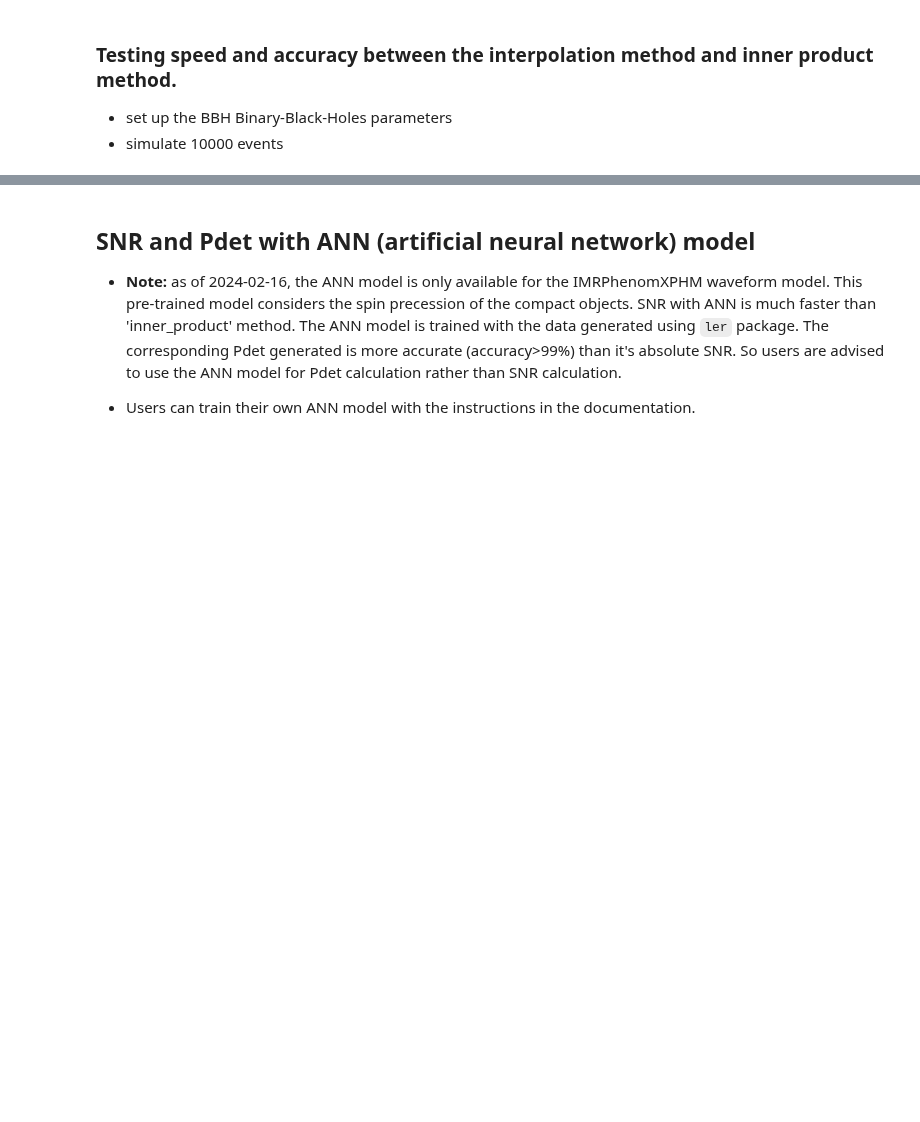
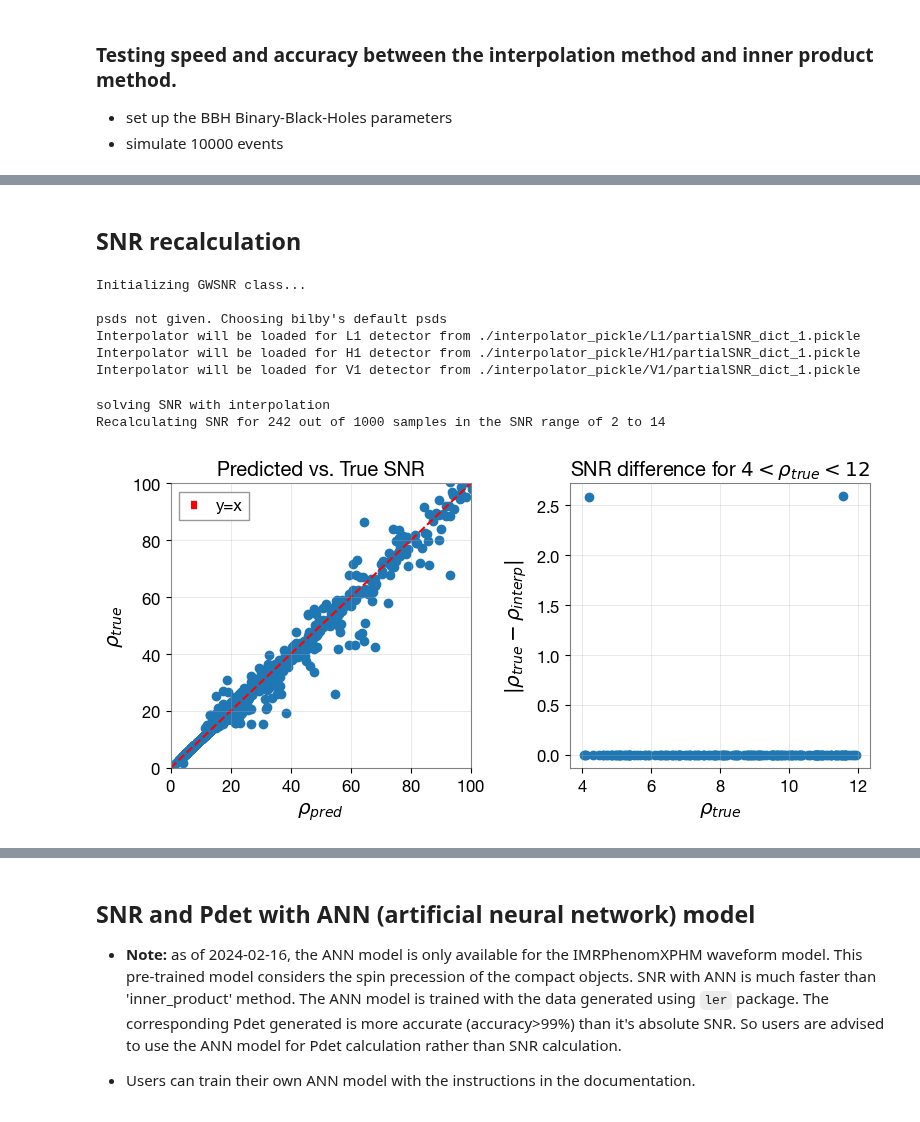
Before and after one commit to hemantaph/gwsnr, a Jupyter notebook: examples/snr_generation.ipynb, the cells around one changed output, grey strips where cells are left out. Cells and saved outputs as stored; diff of their text form; code cells hidden in the pictures; blank space fills up the shorter version.

```diff
--- a/examples/snr_generation.ipynb
+++ b/examples/snr_generation.ipynb
@@ -402,0 +481,25 @@ What will change?
+# %% [markdown]
+## SNR recalculation
+# %%
+import numpy as np
+import matplotlib.pyplot as plt
+from datetime import datetime
+from gwsnr import GWSNR
+
+# initializing the GWSNR class with default configuration and interpolation method
+# for aligned-spinning IMRPhenomD waveform
+gwsnr_aligned_spins = GWSNR(
+    npool=8,
+    snr_type='interpolation_aligned_spins_jax',
+    gwsnr_verbose=False,
+    snr_recalculation=True,  # Enable recalculation of SNRs
+    snr_recalculation_range=[2,14],  # Range of optimal SNR for recalculation
+    snr_recalculation_waveform_approximant='IMRPhenomXPHM',  # Waveform approximant for recalculation
+)
+# %% [output]
+Initializing GWSNR class...
+
+psds not given. Choosing bilby's default psds
+Interpolator will be loaded for L1 detector from ./interpolator_pickle/L1/partialSNR_dict_1.pickle
+Interpolator will be loaded for H1 detector from ./interpolator_pickle/H1/partialSNR_dict_1.pickle
+Interpolator will be loaded for V1 detector from ./interpolator_pickle/V1/partialSNR_dict_1.pickle
@@ -402,0 +532,45 @@ What will change?
+# %%
+# with recalculation enabled, the SNR will be recalculated for the specified range
+gwsnr_aligned_spins.waveform_approximant = 'IMRPhenomD'
+interp_snr_aligned_spins = gwsnr_aligned_spins.snr(gw_param_dict=param_dict.copy())
+# %% [output]
+solving SNR with interpolation
+Recalculating SNR for 242 out of 1000 samples in the SNR range of 2 to 14
+# %%
+gwsnr_aligned_spins.waveform_approximant = 'IMRPhenomXPHM'
+bilby_snr = gwsnr_aligned_spins.compute_bilby_snr(gw_param_dict=param_dict)
+gwsnr_aligned_spins.waveform_approximant = 'IMRPhenomD'
+# %%
+# compare the SNRs
+plt.figure(figsize=(8,4))
+
+# Left panel: rho_pred vs rho_true
+plt.subplot(1, 2, 1)
+plt.plot(bilby_snr['optimal_snr_net'], interp_snr_aligned_spins['optimal_snr_net'], 'o', color='C0')
+# diagonal line
+max_ = 100
+min_ = 0
+plt.plot([min_, max_], [min_, max_], 'r--', label='y=x')
+plt.xlabel(r"$\rho_{pred}$")
+plt.ylabel(r"$\rho_{true}$")
+# plt.xscale('log')
+# plt.yscale('log')
+plt.xlim(min_, max_)
+plt.ylim(min_, max_)
+plt.legend()
+plt.title(r"Predicted vs. True SNR")
+plt.grid(alpha=0.4)
+
+# Right panel: SNR difference
+plt.subplot(1, 2, 2)
+idx = (bilby_snr['optimal_snr_net'] > 4) & (bilby_snr['optimal_snr_net'] < 12)
+plt.plot(bilby_snr['optimal_snr_net'][idx], abs(interp_snr_aligned_spins['optimal_snr_net'][idx]-bilby_snr['optimal_snr_net'][idx]), 'o', color='C0')
+plt.xlabel(r"$\rho_{true}$")
+plt.ylabel(r"$|\rho_{true} - \rho_{interp}|$")
+plt.title(r"SNR difference")
+plt.grid(alpha=0.4)
+plt.title(r"SNR difference for $4 < \rho_{true} < 12$")
+plt.tight_layout()  # Adjust layout to prevent overlapping titles/labels
+plt.show()
+# %% [output]
+[figure, added]
```
Also changed, not shown: parts of 63 cells of this notebook, 51 other files.
